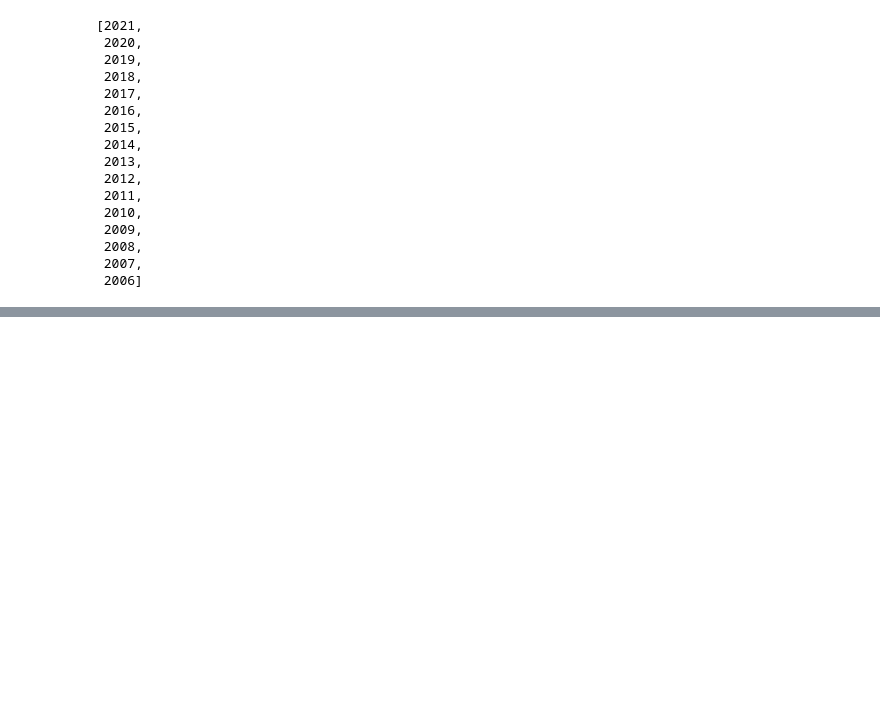
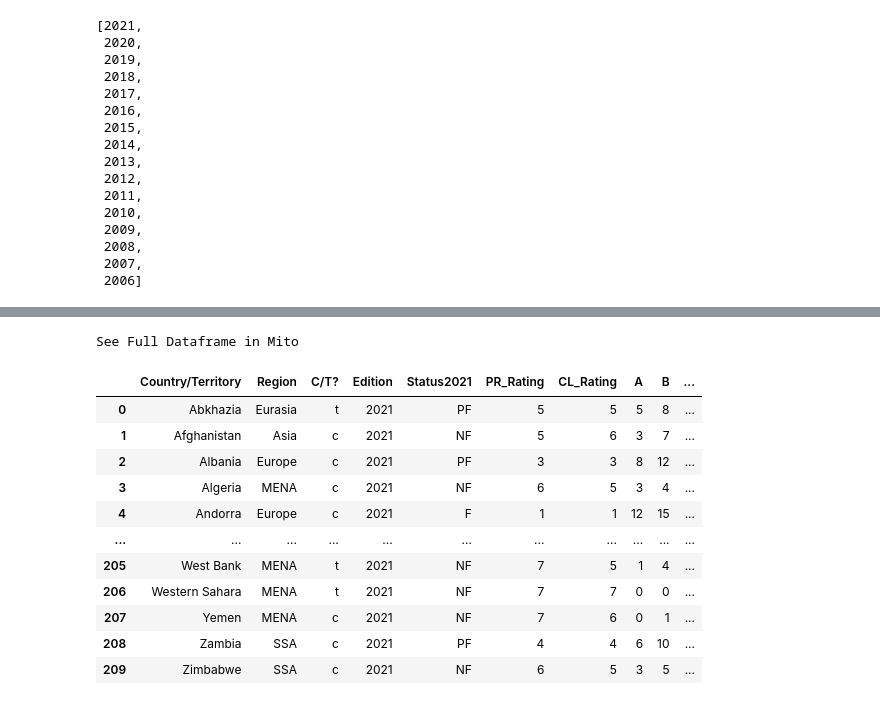
Before and after one commit to teruki-i/freedom_analysis, a Jupyter notebook: exploring_political_civil_liberty.ipynb, the cells around one changed output, grey strips where cells are left out. Saved outputs shown, nothing was run; the diff lists cells and outputs as text; code cells hidden in the pictures; blank space fills up the shorter version.

Commit message:
added code to change column names

```diff
--- a/exploring_political_civil_liberty.ipynb
+++ b/exploring_political_civil_liberty.ipynb
@@ -84,6 +84,12 @@ for year in years_list:
     # append filtered df to list
     df_list.append(df_year)
 
+    # rename 'Total' column
+    df_year.rename(columns = {'Total':f'Score'+str(year)}, inplace=True)
+
+    # rename 'Status' column
+    df_year.rename(columns = {'Status':f'Status'+str(year)}, inplace=True)
+
     #load into database
     df_year.to_sql(name=f'index'+str(year),con=engine, if_exists='replace', index=False)
 
@@ -91,0 +116,16 @@ for year in years_list:
+# %%
+df_list[0]
+# %% [output]
+See Full Dataframe in Mito
+|  | Country/Territory | Region | C/T? | Edition | Status2021 | PR_Rating | CL_Rating | A | B | ... |
+| 0 | Abkhazia | Eurasia | t | 2021 | PF | 5 | 5 | 5 | 8 | ... |
+| 1 | Afghanistan | Asia | c | 2021 | NF | 5 | 6 | 3 | 7 | ... |
+| 2 | Albania | Europe | c | 2021 | PF | 3 | 3 | 8 | 12 | ... |
+| 3 | Algeria | MENA | c | 2021 | NF | 6 | 5 | 3 | 4 | ... |
+| 4 | Andorra | Europe | c | 2021 | F | 1 | 1 | 12 | 15 | ... |
+| ... | ... | ... | ... | ... | ... | ... | ... | ... | ... | ... |
+| 205 | West Bank | MENA | t | 2021 | NF | 7 | 5 | 1 | 4 | ... |
+| 206 | Western Sahara | MENA | t | 2021 | NF | 7 | 7 | 0 | 0 | ... |
+| 207 | Yemen | MENA | c | 2021 | NF | 7 | 6 | 0 | 1 | ... |
+| 208 | Zambia | SSA | c | 2021 | PF | 4 | 4 | 6 | 10 | ... |
+| 209 | Zimbabwe | SSA | c | 2021 | NF | 6 | 5 | 3 | 5 | ... |
```
Also changed, not shown: parts of 1 cell of this notebook, 16 other files.
